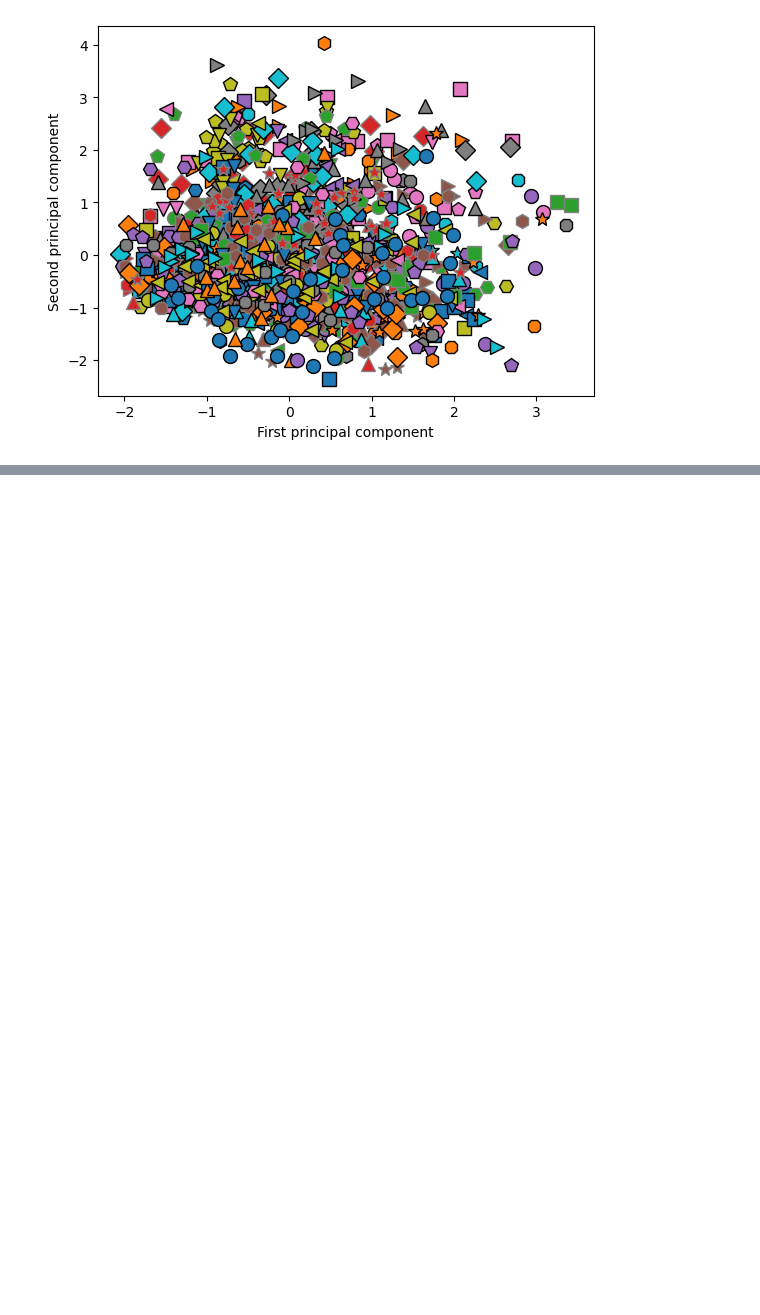
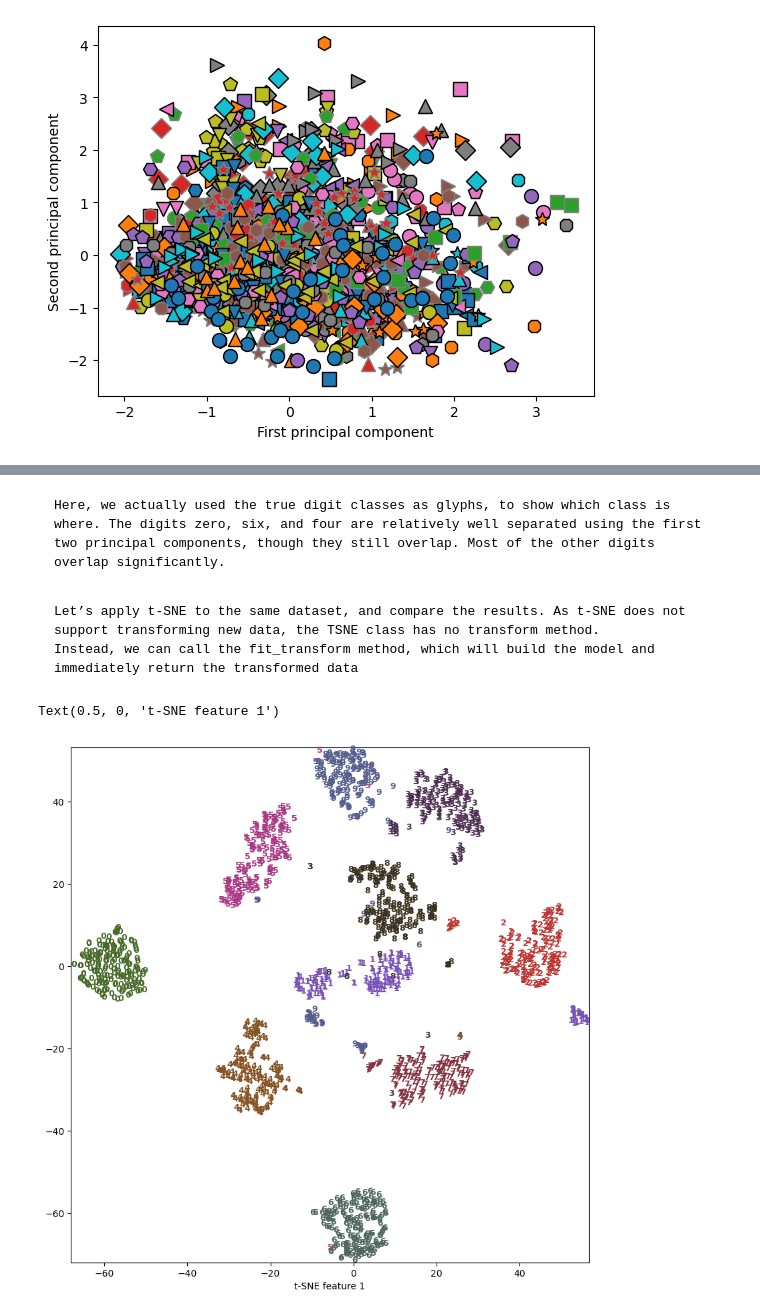
Before and after one commit to Coastpure/Intro-to-ML-with-Python, a Jupyter notebook: 03-unsupervised-learning.ipynb, the cells around one changed output, grey strips where cells are left out. Cells and saved outputs as stored; diff of their text form; code cells hidden in the pictures; blank space fills up the shorter version.

```diff
--- a/03-unsupervised-learning.ipynb
+++ b/03-unsupervised-learning.ipynb
@@ -504,0 +551,21 @@ Text(0, 0.5, 'Second principal component')
+# %% [markdown]
+    Here, we actually used the true digit classes as glyphs, to show which class is where. The digits zero, six, and four are relatively well separated using the first two principal components, though they still overlap. Most of the other digits overlap significantly.
+# %% [markdown]
+    Let’s apply t-SNE to the same dataset, and compare the results. As t-SNE does not support transforming new data, the TSNE class has no transform method.
+    Instead, we can call the fit_transform method, which will build the model and immediately return the transformed data
+# %%
+from sklearn.manifold import TSNE
+tsne = TSNE(random_state=42)
+    # use fit_transform instead of fit, as TSNE has no transform method
+digits_tsne = tsne.fit_transform(digits.data)
+plt.figure(figsize=(10, 10))
+plt.xlim(digits_tsne[:, 0].min(), digits_tsne[:, 0].max() + 1)
+plt.ylim(digits_tsne[:, 1].min(), digits_tsne[:, 1].max() + 1)
+for i in range(len(digits.data)):
+     # actually plot the digits as text instead of using scatter
+     plt.text(digits_tsne[i, 0], digits_tsne[i, 1], str(digits.target[i]), color = colors[digits.target[i]], fontdict={'weight': 'bold', 'size': 9})
+plt.xlabel("t-SNE feature 0")
+plt.xlabel("t-SNE feature 1")
+# %% [output]
+Text(0.5, 0, 't-SNE feature 1')
+[figure, added]
```
Also changed, not shown: parts of 11 cells of this notebook.
